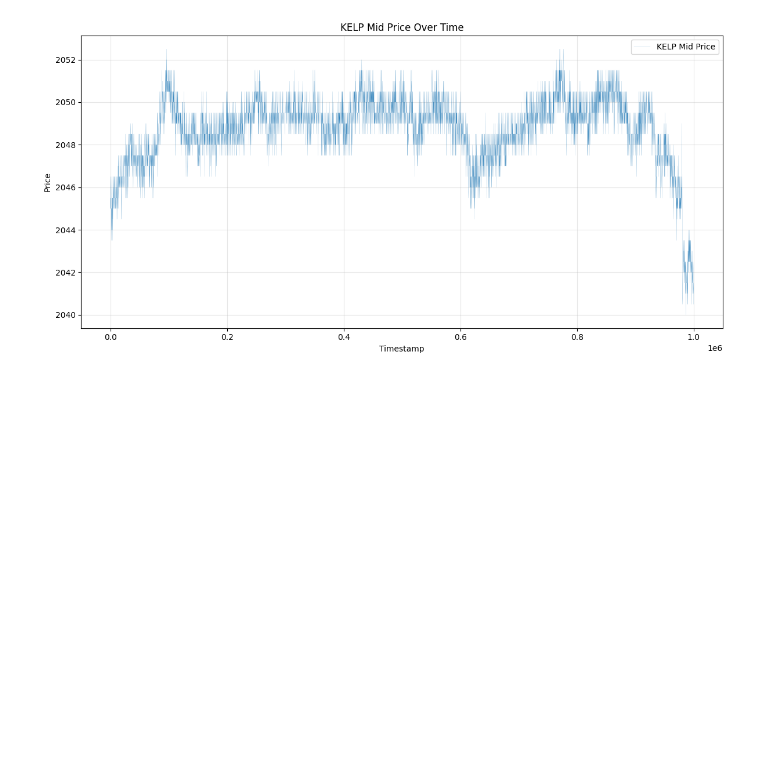
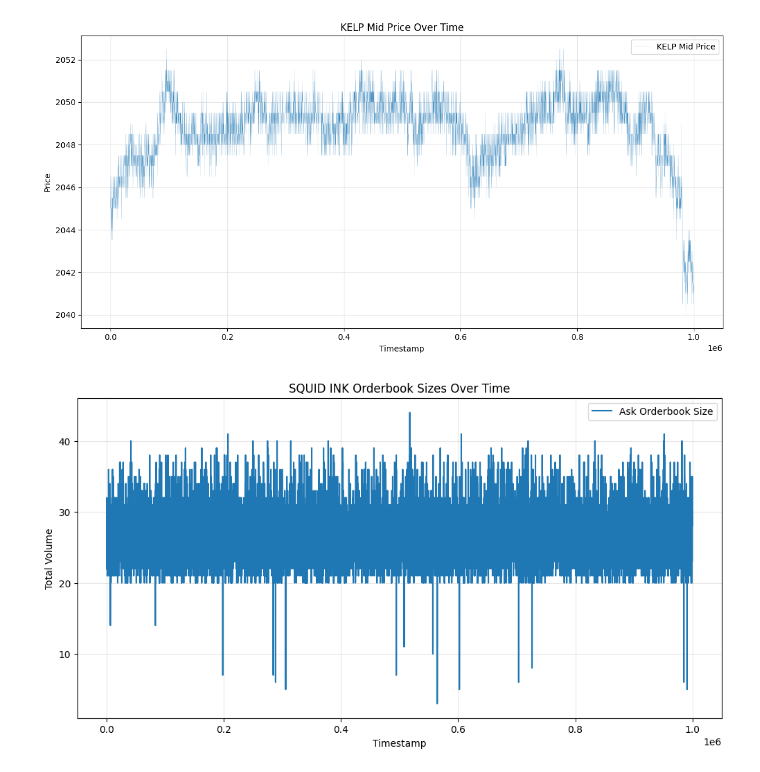
Before and after one commit to ishaanthenerd/IMC-Prosperity-4, a Jupyter notebook: p3_exploration/R5.ipynb, the cells around one changed output. Saved outputs shown, nothing was run; the diff lists cells and outputs as text; code cells hidden in the pictures; blank space fills up the shorter version.

```diff
--- a/p3_exploration/R5.ipynb
+++ b/p3_exploration/R5.ipynb
@@ -222,3 +222,49 @@ for product in products:
         plt.show()
 
 print(f"Saved plots to: {OUTPUT_DIR.resolve()}")
+# %%
+# SQUID INK ANALYSIS - get orderbook sizes for bids / asks
+
+PRODUCT = "SQUID_INK"
+market = pd.read_csv(MARKET_FILE, sep=";")
+
+squid_ink_market = market[market["product"] == PRODUCT].copy()
+
+# (1) Replace NaNs with 0 in volume columns
+volume_cols = [
+    "bid_volume_1", "bid_volume_2", "bid_volume_3",
+    "ask_volume_1", "ask_volume_2", "ask_volume_3"
+]
+
+squid_ink_market[volume_cols] = squid_ink_market[volume_cols].fillna(0)
+
+# Compute total orderbook sizes
+bid_orderbook_size = (
+    squid_ink_market["bid_volume_1"] +
+    squid_ink_market["bid_volume_2"] +
+    squid_ink_market["bid_volume_3"]
+)
+
+ask_orderbook_size = (
+    squid_ink_market["ask_volume_1"] +
+    squid_ink_market["ask_volume_2"] +
+    squid_ink_market["ask_volume_3"]
+)
+
+# (2) Plot against timestamp
+timestamps = squid_ink_market["timestamp"]
+
+plt.figure(figsize=(12, 6))
+
+# plt.plot(timestamps, bid_orderbook_size, label="Bid Orderbook Size")
+plt.plot(timestamps, ask_orderbook_size, label="Ask Orderbook Size")
+
+plt.title("SQUID INK Orderbook Sizes Over Time")
+plt.xlabel("Timestamp")
+plt.ylabel("Total Volume")
+plt.legend()
+plt.grid(True, alpha=0.3)
+
+plt.show()
+# %% [output]
+[figure, added]
```
Also changed, not shown: 7 other files.
